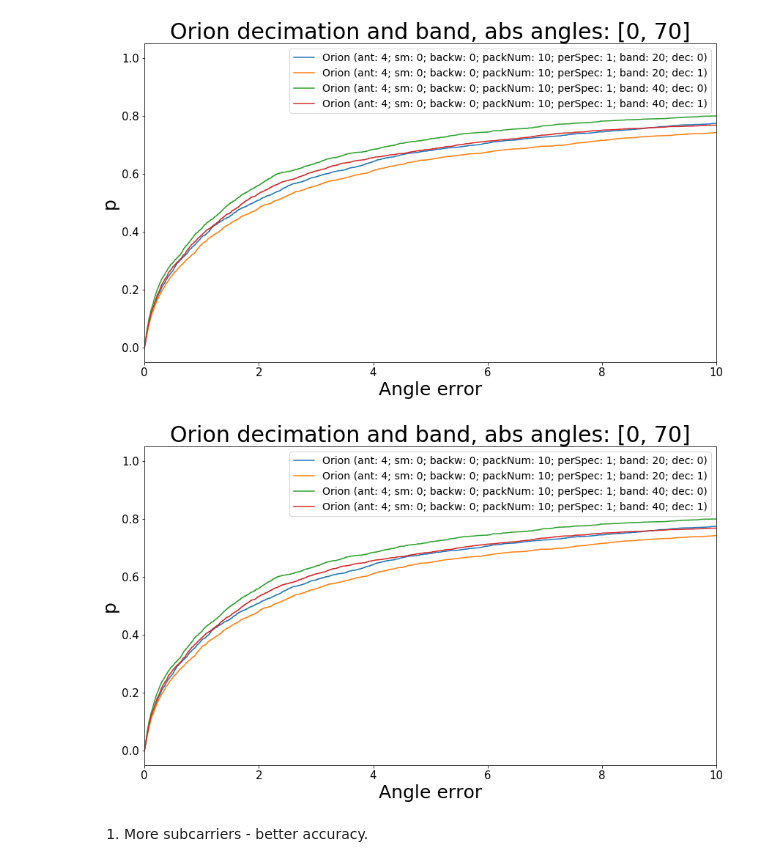
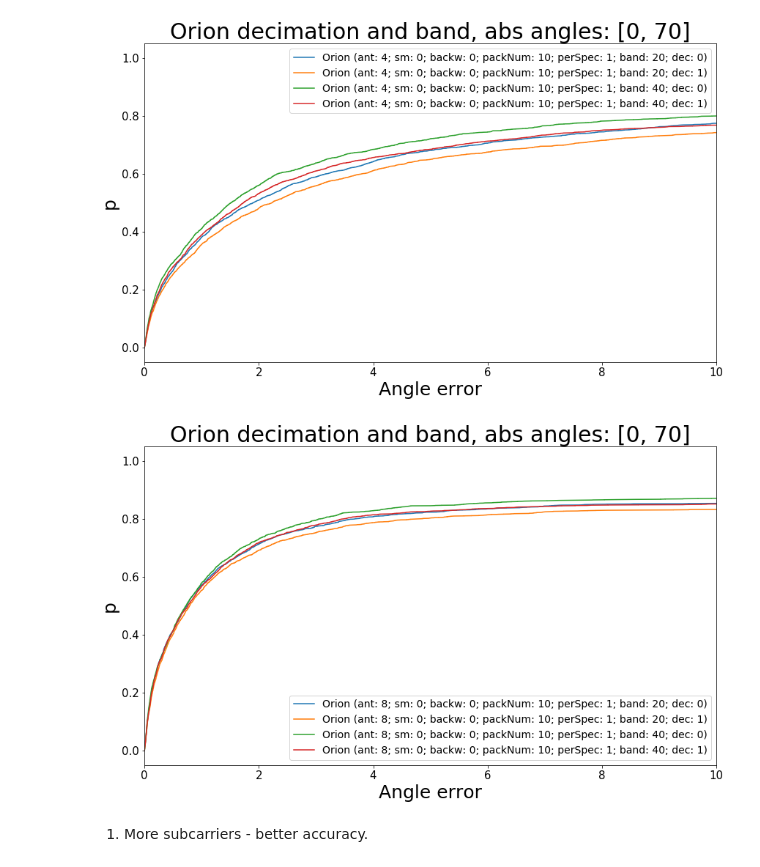
Before and after one commit to MolVlad/Angle-of-Arrival-Estimation-Simulation, a Jupyter notebook: results.ipynb, the cells around one changed output. Saved outputs shown, nothing was run; the diff lists cells and outputs as text; code cells hidden in the pictures.

```diff
--- a/results.ipynb
+++ b/results.ipynb
@@ -318,16 +320,16 @@ plotResults(p, [0, 70], "Orion decimation and band, abs angles: [0, 70]", 10)
 # %% [output]
 [figure]
 # %%
-p1 = param(alg="orion", ant=4, sm=0, backw=0, packNum=10, perSpec=1, band=20, dec=0, seed_lim=2000)
-p2 = param(alg="orion", ant=4, sm=0, backw=0, packNum=10, perSpec=1, band=20, dec=1, seed_lim=2000)
-p3 = param(alg="orion", ant=4, sm=0, backw=0, packNum=10, perSpec=1, band=40, dec=0, seed_lim=2000)
-p4 = param(alg="orion", ant=4, sm=0, backw=0, packNum=10, perSpec=1, band=40, dec=1, seed_lim=2000)
+p1 = param(alg="orion", ant=8, sm=0, backw=0, packNum=10, perSpec=1, band=20, dec=0, seed_lim=2000)
+p2 = param(alg="orion", ant=8, sm=0, backw=0, packNum=10, perSpec=1, band=20, dec=1, seed_lim=2000)
+p3 = param(alg="orion", ant=8, sm=0, backw=0, packNum=10, perSpec=1, band=40, dec=0, seed_lim=2000)
+p4 = param(alg="orion", ant=8, sm=0, backw=0, packNum=10, perSpec=1, band=40, dec=1, seed_lim=2000)
 
 p = [p1,p2,p3,p4]
 
 plotResults(p, [0, 70], "Orion decimation and band, abs angles: [0, 70]", 10)
 # %% [output]
-[figure, old version]
+[figure, new version]
 # %% [markdown]
 1) More subcarriers - better accuracy.
 # %% [markdown]
```
Also changed, not shown: parts of 20 cells of this notebook.
